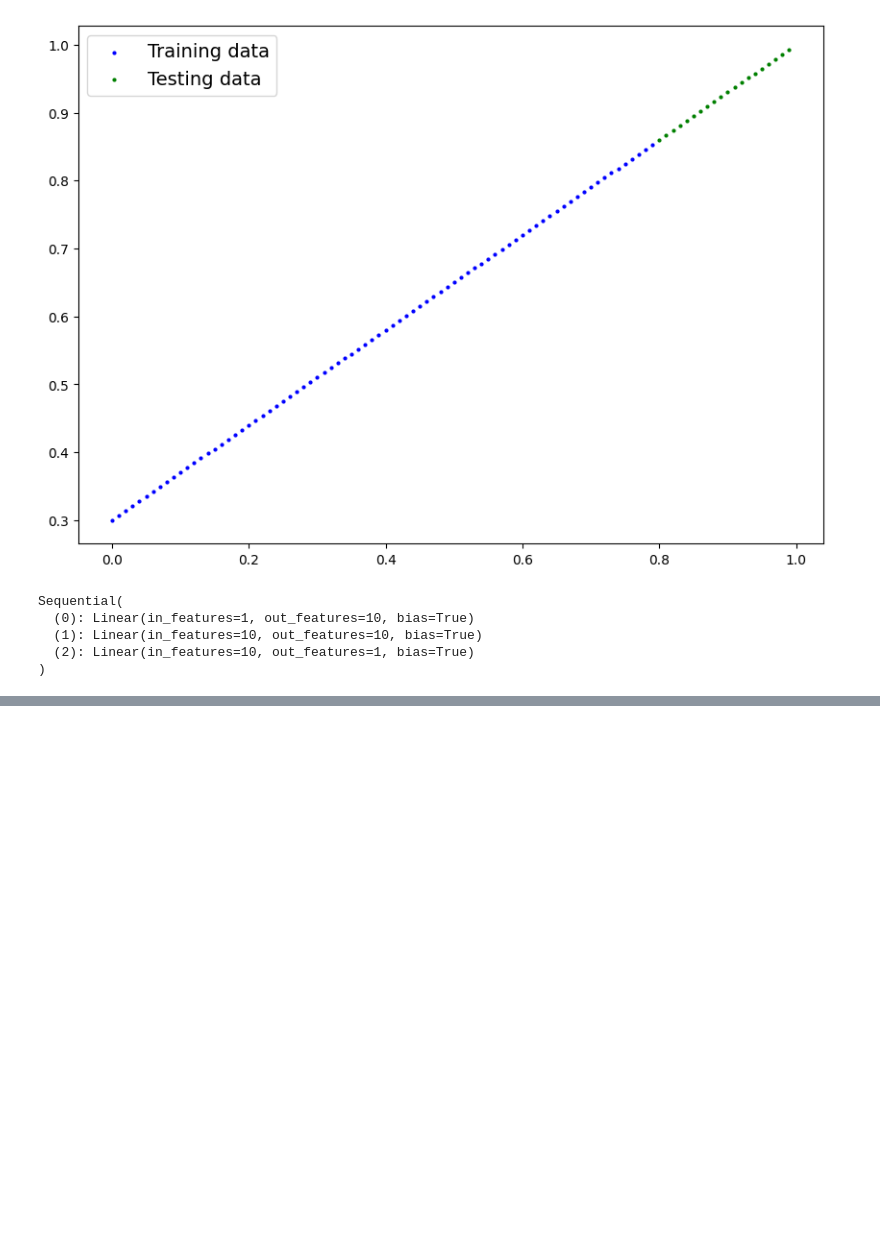
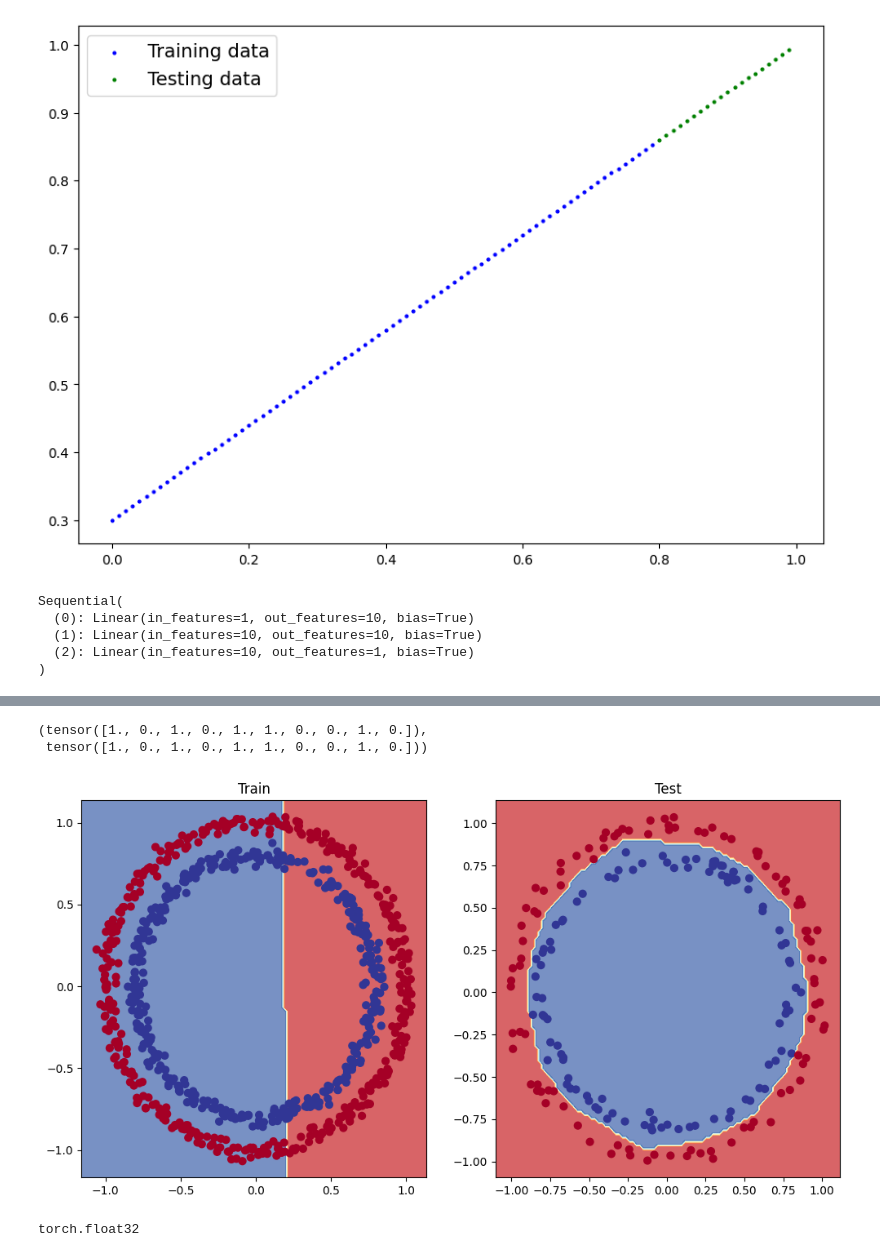
Before and after one commit to Nounsidev/PyTorch_Learning, a Jupyter notebook: 4_Classification.ipynb, the cells around one changed output, grey strips where cells are left out. Cells and saved outputs as stored; diff of their text form; code cells hidden in the pictures; blank space fills up the shorter version.

```diff
--- a/4_Classification.ipynb
+++ b/4_Classification.ipynb
@@ -498,0 +519,9 @@ Epoch: 900 | Loss: 0.01248 | Test Loss: 0.00254
+# %%
+import torch
+from sklearn.model_selection import train_test_split
+
+
+
+X_train, X_test, y_train, y_test = train_test_split(X, y, test_size = 0.2, random_state = 42)
+
+len(X_train), len(X_test), len(y_train), len(y_test)
@@ -498,0 +530,18 @@ Epoch: 900 | Loss: 0.01248 | Test Loss: 0.00254
+# %%
+# 6.2 BUILDING A MODEL WITH NON LINEARITY
+from torch import nn
+
+class CircleModelV2(nn.Module):
+  def __init__(self):
+    super().__init__()
+    self.layer_1 = nn.Linear(in_features=2, out_features=10)
+    self.layer_2 = nn.Linear(in_features=10, out_features=10)
+    self.layer_3 = nn.Linear(in_features=10, out_features=1)
+    self.relu = nn.ReLU()
+
+  def forward(self, x):
+    #Where should we put our non-linear activation functions?
+    return self.layer_3(self.relu(self.layer_2(self.relu(self.layer_1(x)))))
+
+modelV3 = CircleModelV2().to(device)
+modelV3
@@ -498,0 +555,5 @@ Epoch: 900 | Loss: 0.01248 | Test Loss: 0.00254
+# %%
+# LOSS AND OPTIMIZER
+loss_fn = nn.BCEWithLogitsLoss()
+
+optimizer = torch.optim.SGD(modelV3.parameters(), lr = 0.1)
@@ -498,0 +613,32 @@ Epoch: 900 | Loss: 0.01248 | Test Loss: 0.00254
+# %%
+#Make Predictions
+modelV3.eval()
+
+with torch.inference_mode():
+  y_preds = torch.round(torch.sigmoid(modelV3(X_test))).squeeze()
+
+y_preds[:10], y_test[:10]
+# %% [output]
+(tensor([1., 0., 1., 0., 1., 1., 0., 0., 1., 0.]),
+ tensor([1., 0., 1., 0., 1., 1., 0., 0., 1., 0.]))
+# %%
+plt.figure(figsize=(12, 6))
+
+#TRAIN PLOT
+plt.subplot(1, 2, 1)
+plt.title("Train")
+plot_decision_boundary(modelV1, X_train, y_train)
+
+#TEST PLOT
+plt.subplot(1, 2, 2)
+plt.title("Test")
+plot_decision_boundary(modelV3, X_test, y_test)
+# %% [output]
+[figure, added]
+# %%
+# 7. REPLICATING NON LINEAR ACTIVATION FUNCTION
+
+A = torch.arange(-10, 10, 1, dtype = torch.float32)
+A.dtype
+# %% [output]
+torch.float32
```
Also changed, not shown: parts of 20 cells of this notebook.
